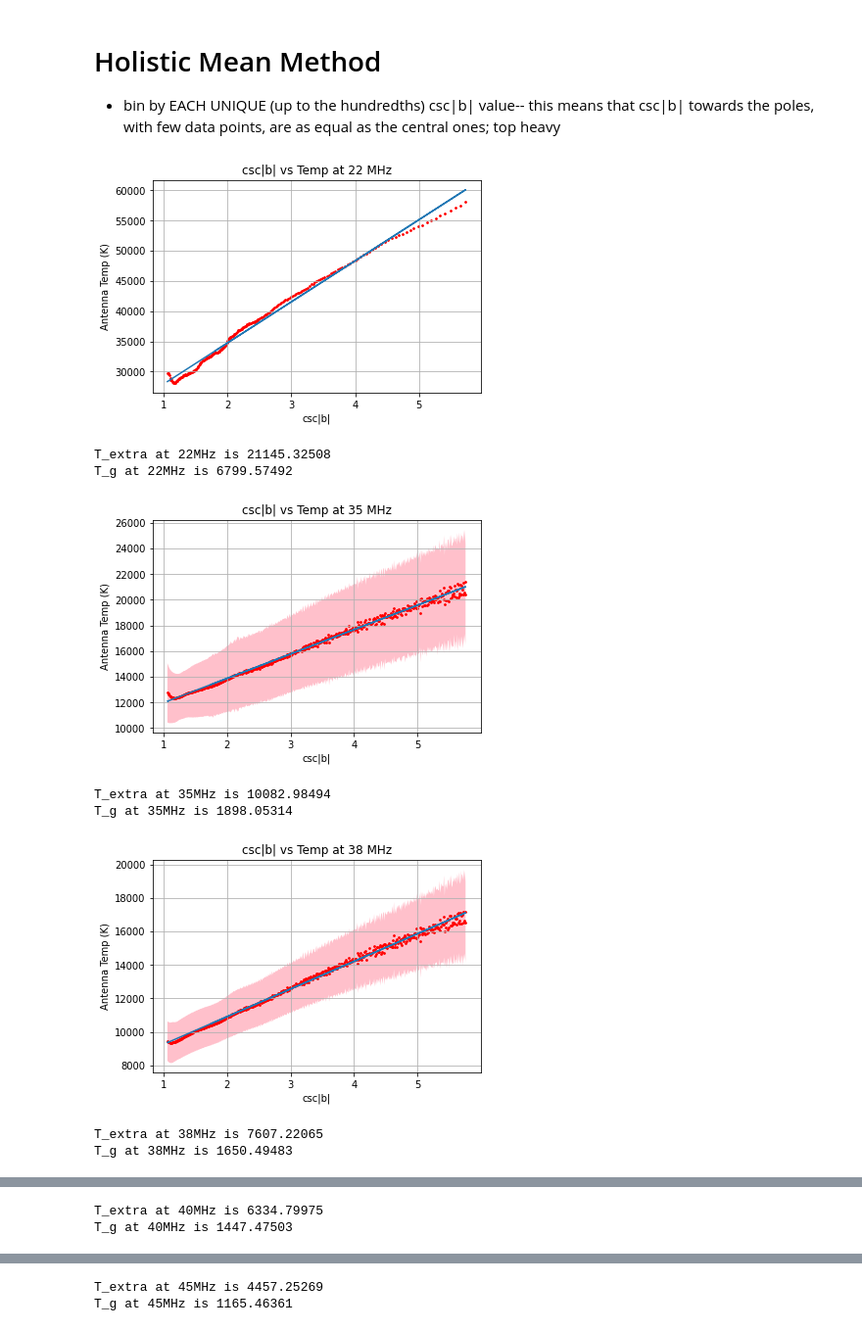
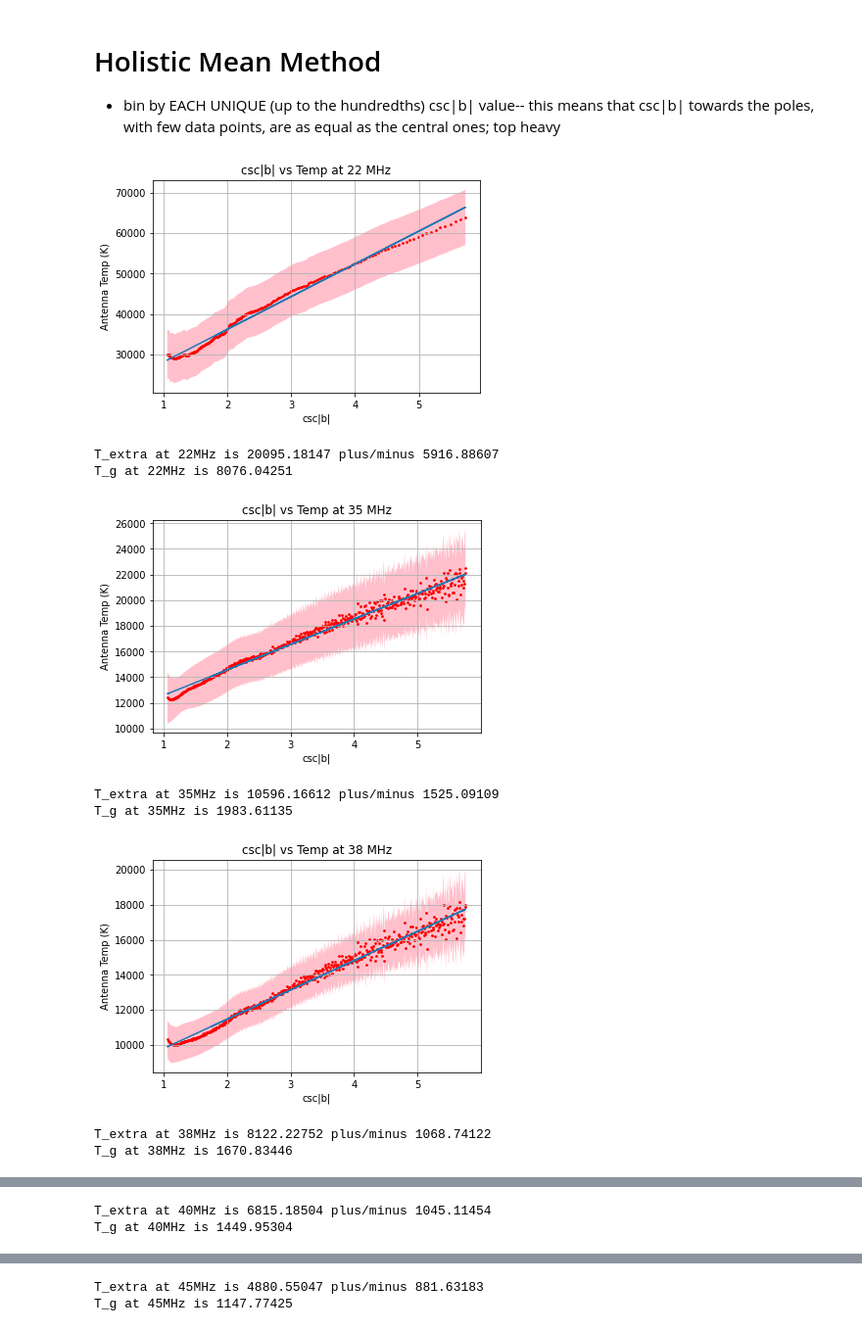
Before and after one commit to Noah-Luch/DM-Radio-Background-Summer-2022, a Jupyter notebook: ACRADE 2 Replica Graphs (1).ipynb, the cells around one changed output, grey strips where cells are left out. Shown: that part at 98% size. Drawn from its saved outputs; the diff is of its cells as text; code cells hidden in the pictures.

```diff
--- a/ACRADE 2 Replica Graphs (1).ipynb
+++ b/ACRADE 2 Replica Graphs (1).ipynb
@@ -99,9 +99,10 @@ files=[["lambda_DRAO_22MHz_1_256.fits",22,"G",False,None],
 # %%
 def convert_to_TA(array,freq): #This function converts thermal temp to antenna temp using the standard TA=T*x/(e^x-1) formula
     for x in range(len(array)):
-        if not array[x]<=0 or array[x]==np.inf:
+        if not array[x]<=0 and not array[x]==np.inf:
             IGL=(6.62607015*(10**(-34))*freq*10**6)/(1.380649*(10**(-23))*array[x])
             array[x]=(IGL/(np.exp(IGL)-1))*array[x]
+    return array
 # %%
 def convert_to_TT(temp_array,freq_array): #This function does the opposite, and converts to thermal temp
     TT_list=[]
@@ -215,10 +228,11 @@ def cscb_Temp_fit_ARCADE(file,region):
     freq_ARCADE.append(file[1])
     Temp_ARCADE.append(T_g)
 # %%
-c_array_ARCADE=[]
+c_ARCADE=[]
 freq_ARCADE=[]
 Temp_ARCADE=[]
-Region="All"
+c_unc_ARCADE=[]
+Region="North"
 for file in files:
-    cscb_Temp_fit_ARCADE(file,Region)
+    cscb_Temp_fit_ARCADE(file,Region,True)
 # %% [output]
@@ -351,11 +379,12 @@ def cscb_Temp_fit_hol(file,region):
     freq_hol.append(file[1])
     Temp_hol.append(T_g)
 # %%
-c_array_hol=[]
+c_hol=[]
 freq_hol=[]
 Temp_hol=[]
+c_unc_hol=[]
 Region="All"
 for file in files:
-    cscb_Temp_fit_hol(file,Region)
+    cscb_Temp_fit_hol(file,Region,True)
 # %% [output]
 [figure]
@@ -499,17 +523,18 @@ def cscb_Temp_fit_hol_mean(file,region):
 # %%
-c_array_hol_mean=[]
+c_hol_mean=[]
 freq_hol_mean=[]
 Temp_hol_mean=[]
-Region="All"
+c_unc_hol_mean=[]
+Region="North"
 for file in files:
-    cscb_Temp_fit_hol_mean(file,Region)
+    cscb_Temp_fit_hol_mean(file,Region,True)
 # %% [output]
-[figure, old version]
+[figure, new version]
-T_extra at 22MHz is 21145.32508
-T_g at 22MHz is 6799.57492
+T_extra at 22MHz is 20095.18147 plus/minus 5916.88607
+T_g at 22MHz is 8076.04251
-[figure, old version]
+[figure, new version]
-T_extra at 35MHz is 10082.98494
-T_g at 35MHz is 1898.05314
+T_extra at 35MHz is 10596.16612 plus/minus 1525.09109
+T_g at 35MHz is 1983.61135
-[figure, old version]
+[figure, new version]
-T_extra at 38MHz is 7607.22065
-T_g at 38MHz is 1650.49483
+T_extra at 38MHz is 8122.22752 plus/minus 1068.74122
+T_g at 38MHz is 1670.83446
@@ -517,2 +542,2 @@ T_g at 38MHz is 1650.49483
-T_extra at 40MHz is 6334.79975
-T_g at 40MHz is 1447.47503
+T_extra at 40MHz is 6815.18504 plus/minus 1045.11454
+T_g at 40MHz is 1449.95304
@@ -520,2 +545,2 @@ T_g at 40MHz is 1447.47503
-T_extra at 45MHz is 4457.25269
-T_g at 45MHz is 1165.46361
+T_extra at 45MHz is 4880.55047 plus/minus 881.63183
+T_g at 45MHz is 1147.77425
```
Also changed, not shown: parts of 23 cells of this notebook.
